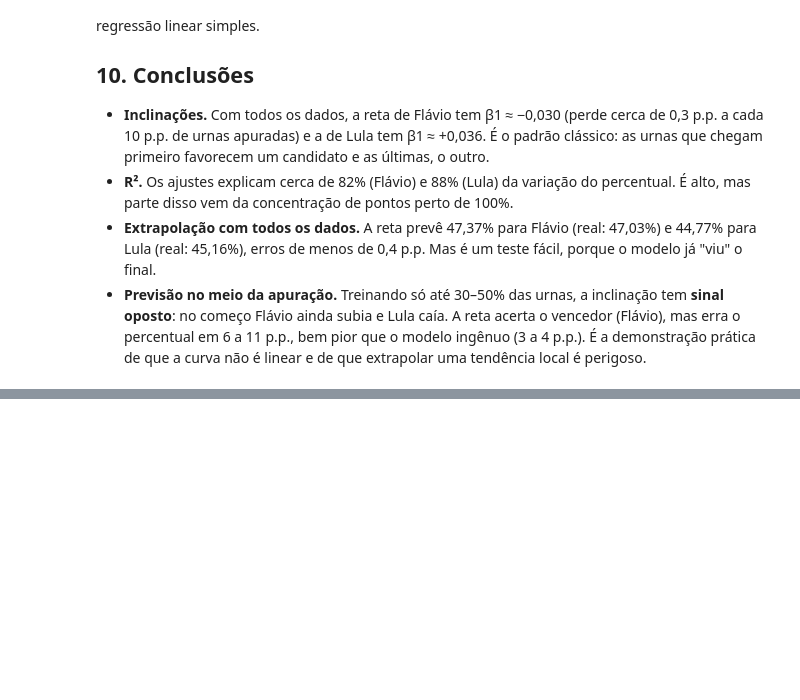
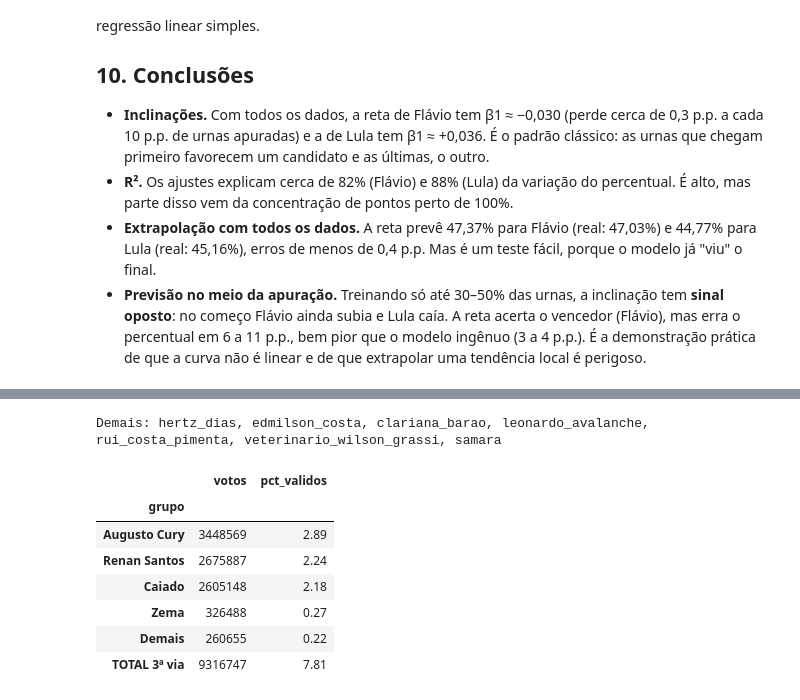
Before and after one commit to GuilhermeNobre/presidente-2026-evolucao-apuracao, a Jupyter notebook: notebooks/regressao_linear.ipynb, the cells around one changed output, grey strips where cells are left out. Cells and saved outputs as stored; diff of their text form; code cells hidden in the pictures; blank space fills up the shorter version.

Commit message:
update values

```diff
--- a/notebooks/regressao_linear.ipynb
+++ b/notebooks/regressao_linear.ipynb
@@ -411,0 +450,37 @@ Mesmo com essas limitações, o exercício mostra bem como estimar, interpretar
+# %%
+TERCEIRA_VIA = {
+    "Augusto Cury": "escritor_augusto_cury",
+    "Renan Santos": "renan_santos",
+    "Caiado": "ronaldo_caiado",
+    "Zema": "zema",
+}
+FINALISTAS = {"Flávio Bolsonaro": "flavio_bolsonaro", "Lula": "lula"}
+
+# "Demais" = todo candidato que não é finalista nem está na lista acima
+todos = [c.removeprefix("votos_") for c in bruto.columns if c.startswith("votos_")]
+DEMAIS = [c for c in todos if c not in TERCEIRA_VIA.values() and c not in FINALISTAS.values()]
+print("Demais:", ", ".join(DEMAIS))
+
+snap_final = bruto.sort_values("datetime").iloc[-1]
+votos = lambda cols: sum(snap_final[f"votos_{c}"] for c in cols if pd.notna(snap_final[f"votos_{c}"]))
+pct = lambda cols: sum(snap_final[f"pct_{c}"] for c in cols if pd.notna(snap_final[f"pct_{c}"]))
+
+GRUPOS = {nome: [col] for nome, col in TERCEIRA_VIA.items()}
+GRUPOS["Demais"] = DEMAIS
+
+tabela_3via = pd.DataFrame(
+    [{"grupo": g, "votos": int(votos(cols)), "pct_validos": pct(cols)} for g, cols in GRUPOS.items()]
+).set_index("grupo")
+tabela_3via.loc["TOTAL 3ª via"] = tabela_3via.sum()
+tabela_3via["votos"] = tabela_3via["votos"].astype(int)
+tabela_3via.round({"pct_validos": 2})
+# %% [output]
+Demais: hertz_dias, edmilson_costa, clariana_barao, leonardo_avalanche, rui_costa_pimenta, veterinario_wilson_grassi, samara
+|  | votos | pct_validos |
+| grupo |  |  |
+| Augusto Cury | 3448569 | 2.89 |
+| Renan Santos | 2675887 | 2.24 |
+| Caiado | 2605148 | 2.18 |
+| Zema | 326488 | 0.27 |
+| Demais | 260655 | 0.22 |
+| TOTAL 3ª via | 9316747 | 7.81 |
```
Also changed, not shown: parts of 24 cells of this notebook.
